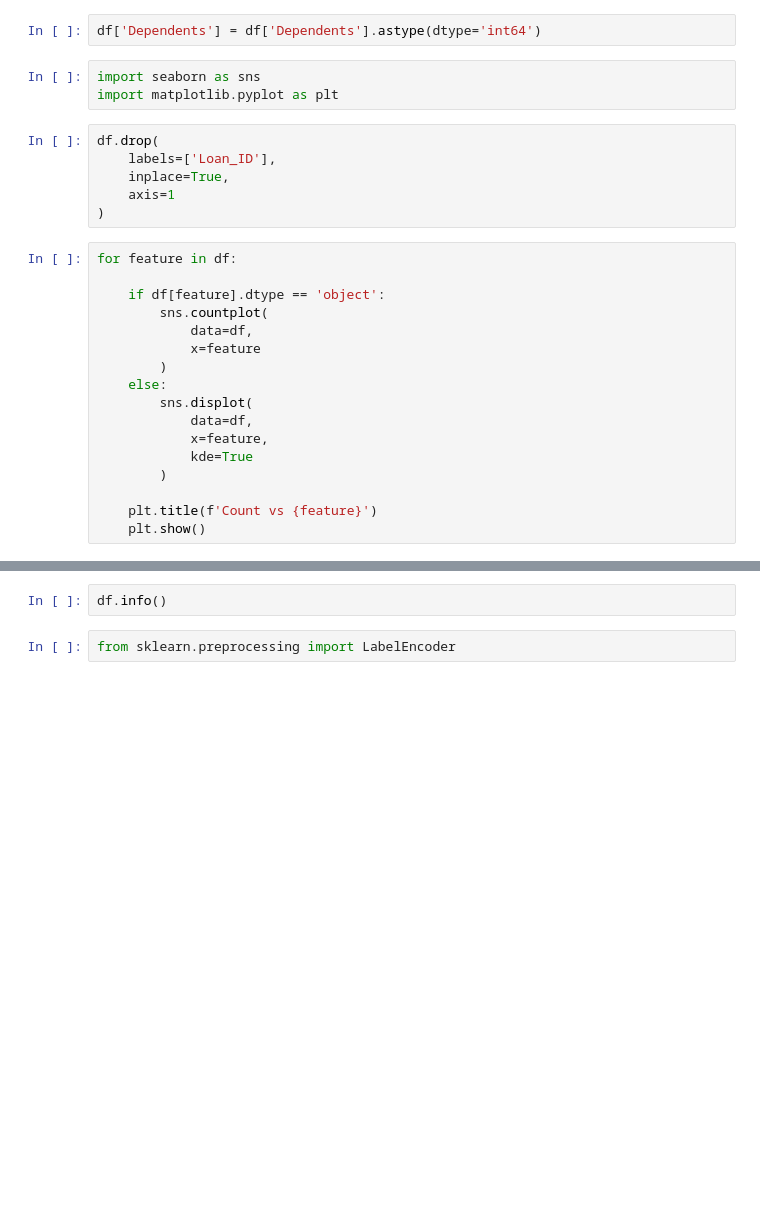
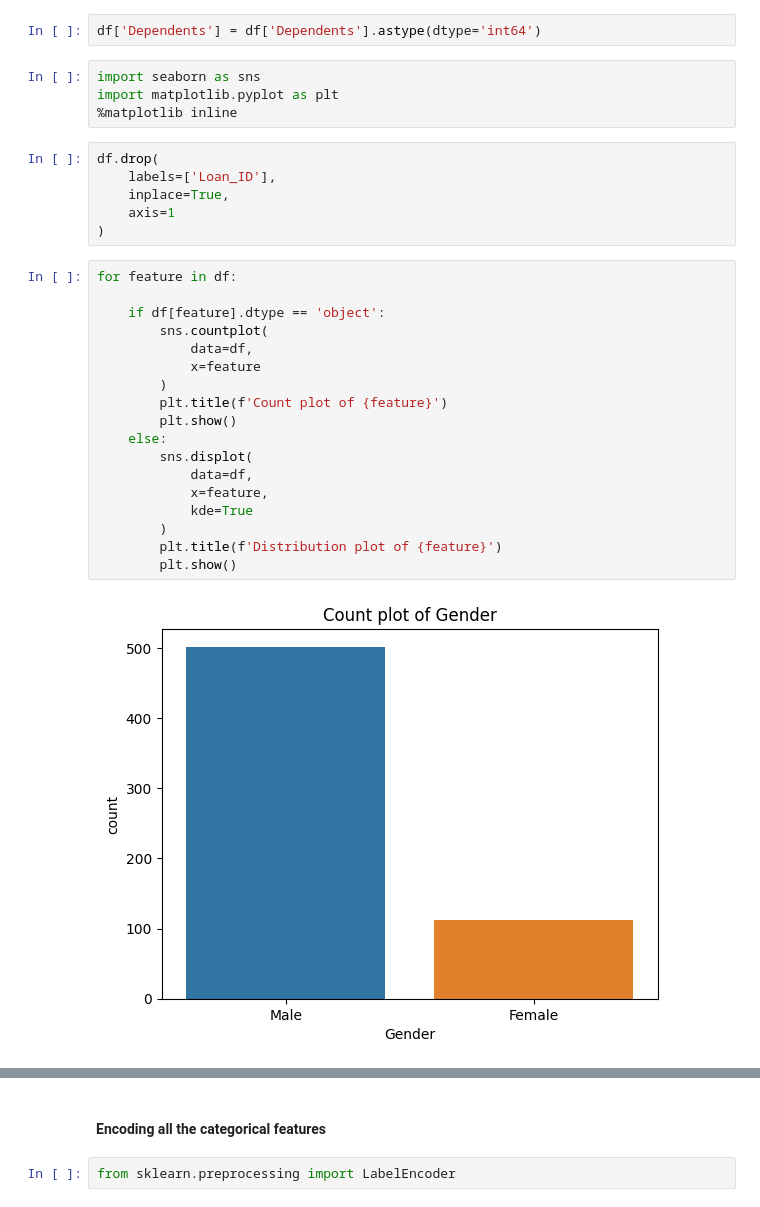
Before and after one commit to RajKKapadia/Youtube-Loan-Approval-Prediction, a Jupyter notebook: train_model.ipynb, the cells around one changed output, grey strips where cells are left out. Drawn from its saved outputs; the diff is of its cells as text; blank space fills up the shorter version.

```diff
--- a/train_model.ipynb
+++ b/train_model.ipynb
@@ -99,6 +223,7 @@ df['Dependents'] = df['Dependents'].astype(dtype='int64')
 # %%
 import seaborn as sns
 import matplotlib.pyplot as plt
+%matplotlib inline
 # %%
 df.drop(
     labels=['Loan_ID'],
@@ -108,17 +233,20 @@ df.drop(
 # %%
 for feature in df:
 
     if df[feature].dtype == 'object':
         sns.countplot(
             data=df,
             x=feature
         )
+        plt.title(f'Count plot of {feature}')
+        plt.show()
     else:
         sns.displot(
             data=df,
             x=feature,
             kde=True
         )
-
-    plt.title(f'Count vs {feature}')
-    plt.show()
+        plt.title(f'Distribution plot of {feature}')
+        plt.show()
+# %% [output]
+[figure, added]
@@ -125,5 +264,5 @@ for feature in df:
-# %%
-df.info()
+# %% [markdown]
+#### Encoding all the categorical features
 # %%
 from sklearn.preprocessing import LabelEncoder
 # %%
```
Also changed, not shown: parts of 25 cells of this notebook, 2 other files.
